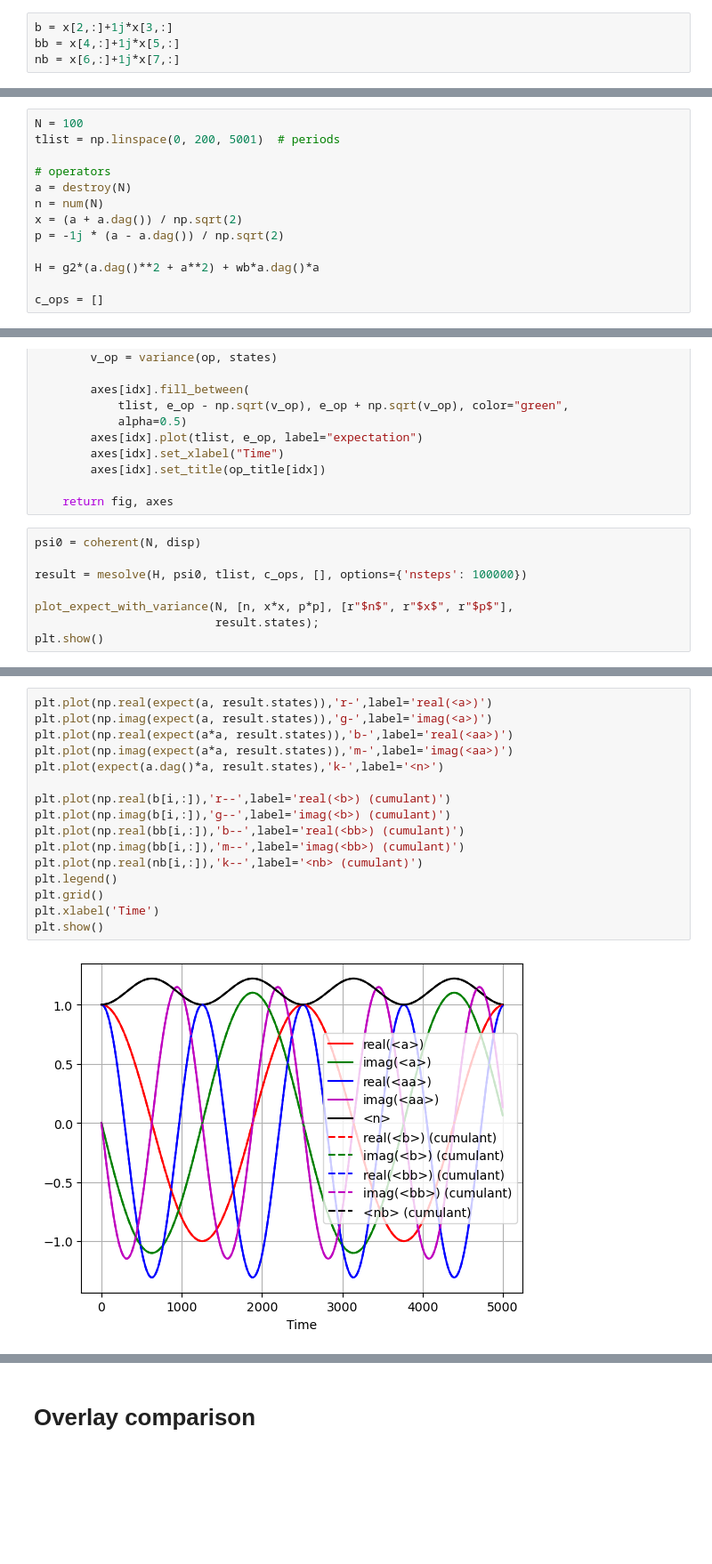
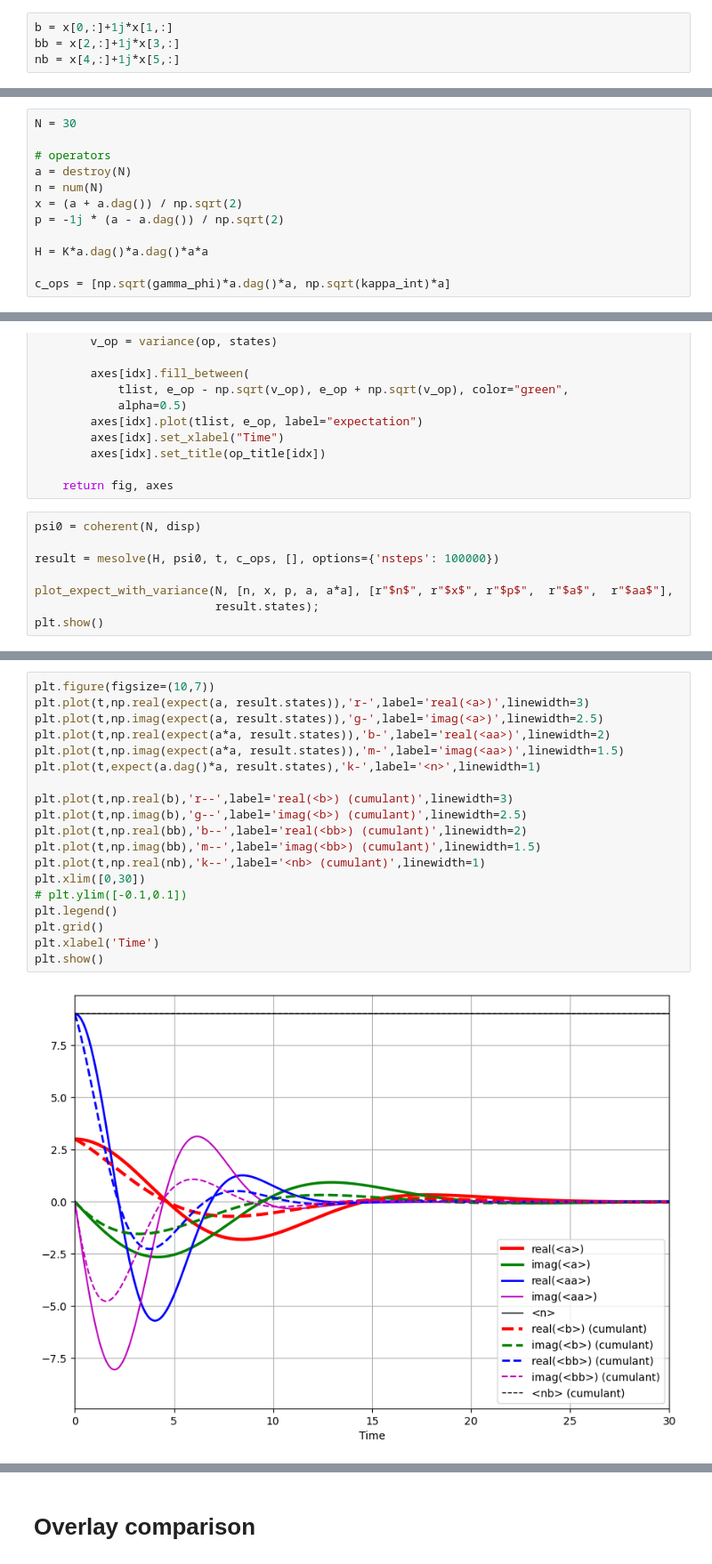
Before and after one commit to borismesits/cuda-cqed, a Jupyter notebook: notebooks/QuTiP vs cuda-cqed - Kerr Dephase.ipynb, the cells around one changed output, grey strips where cells are left out. Shown at 89% size. Drawn from its saved outputs; the diff is of its cells as text; blank space fills up the shorter version.

Commit message:
added cumulant equations and kerr dephasing effects

```diff
--- a/notebooks/QuTiP vs cuda-cqed - Kerr Dephase.ipynb
+++ b/notebooks/QuTiP vs cuda-cqed - Kerr Dephase.ipynb
@@ -104,7 +110,7 @@ td = t.copy()
 # %%
-b = x[2,:]+1j*x[3,:]
-bb = x[4,:]+1j*x[5,:]
-nb = x[6,:]+1j*x[7,:]
+b = x[0,:]+1j*x[1,:]
+bb = x[2,:]+1j*x[3,:]
+nb = x[4,:]+1j*x[5,:]
 # %%
 def plot_Qfunc(a, aa, na, ax=None, plot_arg=None):
 
@@ -189,8 +189,7 @@ from qutip import (about, basis, coherent, destroy, displace, expect, mesolve,
 
 %matplotlib inline
 # %%
-N = 100
-tlist = np.linspace(0, 200, 5001)  # periods
+N = 30
 
 # operators
 a = destroy(N)
@@ -198,9 +197,9 @@ n = num(N)
 x = (a + a.dag()) / np.sqrt(2)
 p = -1j * (a - a.dag()) / np.sqrt(2)
 
-H = g2*(a.dag()**2 + a**2) + wb*a.dag()*a
+H = K*a.dag()*a.dag()*a*a
 
-c_ops = []
+c_ops = [np.sqrt(gamma_phi)*a.dag()*a, np.sqrt(kappa_int)*a]
 # %%
 def plot_expect_with_variance(N, op_list, op_title, states):
     """
@@ -226,9 +225,9 @@ def plot_expect_with_variance(N, op_list, op_title, states):
 # %%
 psi0 = coherent(N, disp)
 
-result = mesolve(H, psi0, tlist, c_ops, [], options={'nsteps': 100000})
+result = mesolve(H, psi0, t, c_ops, [], options={'nsteps': 100000})
 
-plot_expect_with_variance(N, [n, x*x, p*p], [r"$n$", r"$x$", r"$p$"],
+plot_expect_with_variance(N, [n, x, p, a, a*a], [r"$n$", r"$x$", r"$p$",  r"$a$",  r"$aa$"],
                           result.states);
 plt.show()
 # %% [output]
@@ -254,18 +253,21 @@ plt.show()
 # %%
-plt.plot(np.real(expect(a, result.states)),'r-',label='real(<a>)')
-plt.plot(np.imag(expect(a, result.states)),'g-',label='imag(<a>)')
-plt.plot(np.real(expect(a*a, result.states)),'b-',label='real(<aa>)')
-plt.plot(np.imag(expect(a*a, result.states)),'m-',label='imag(<aa>)')
-plt.plot(expect(a.dag()*a, result.states),'k-',label='<n>')
+plt.figure(figsize=(10,7))
+plt.plot(t,np.real(expect(a, result.states)),'r-',label='real(<a>)',linewidth=3)
+plt.plot(t,np.imag(expect(a, result.states)),'g-',label='imag(<a>)',linewidth=2.5)
+plt.plot(t,np.real(expect(a*a, result.states)),'b-',label='real(<aa>)',linewidth=2)
+plt.plot(t,np.imag(expect(a*a, result.states)),'m-',label='imag(<aa>)',linewidth=1.5)
+plt.plot(t,expect(a.dag()*a, result.states),'k-',label='<n>',linewidth=1)
 
-plt.plot(np.real(b[i,:]),'r--',label='real(<b>) (cumulant)')
-plt.plot(np.imag(b[i,:]),'g--',label='imag(<b>) (cumulant)')
-plt.plot(np.real(bb[i,:]),'b--',label='real(<bb>) (cumulant)')
-plt.plot(np.imag(bb[i,:]),'m--',label='imag(<bb>) (cumulant)')
-plt.plot(np.real(nb[i,:]),'k--',label='<nb> (cumulant)')
+plt.plot(t,np.real(b),'r--',label='real(<b>) (cumulant)',linewidth=3)
+plt.plot(t,np.imag(b),'g--',label='imag(<b>) (cumulant)',linewidth=2.5)
+plt.plot(t,np.real(bb),'b--',label='real(<bb>) (cumulant)',linewidth=2)
+plt.plot(t,np.imag(bb),'m--',label='imag(<bb>) (cumulant)',linewidth=1.5)
+plt.plot(t,np.real(nb),'k--',label='<nb> (cumulant)',linewidth=1)
+plt.xlim([0,30])
+# plt.ylim([-0.1,0.1])
 plt.legend()
 plt.grid()
 plt.xlabel('Time')
 plt.show()
 # %% [output]
-[figure, old version]
+[figure, new version]
```
Also changed, not shown: parts of 14 cells of this notebook, 6 other files.
